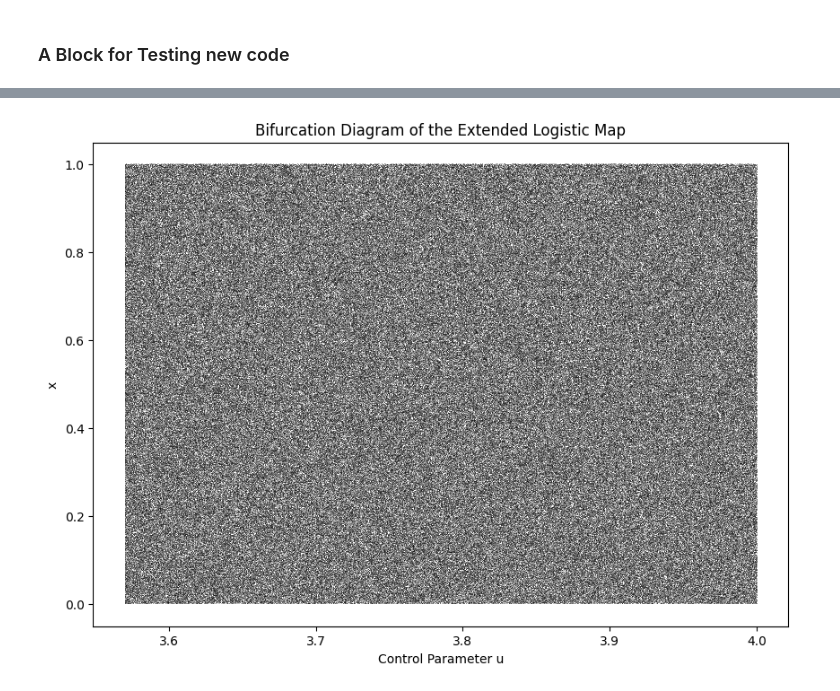
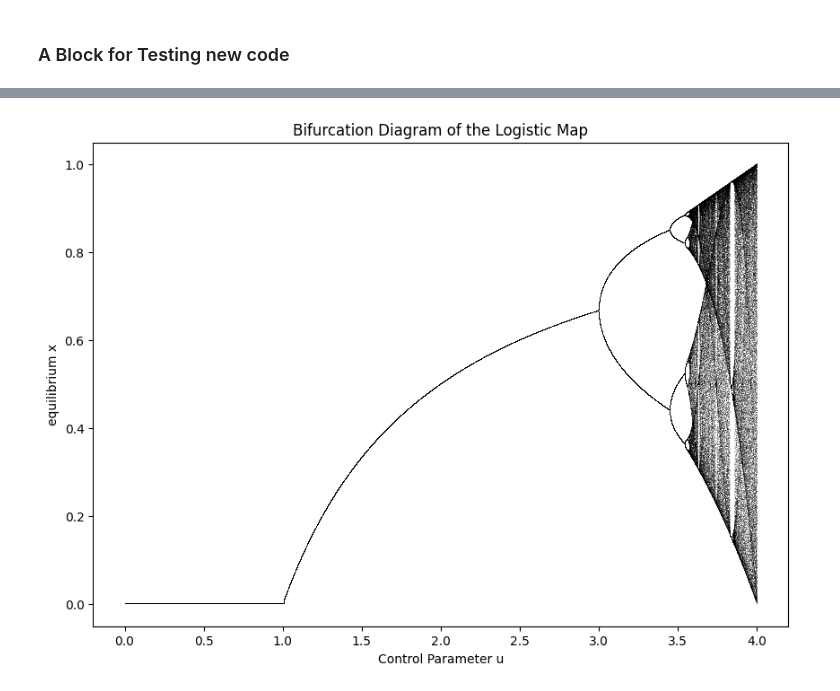
Before and after one commit to Hydra-Slayer/Image-encryption-using-Chaotic-Map, a Jupyter notebook: Project1.ipynb, the cells around one changed output, grey strips where cells are left out. Cells and saved outputs as stored; diff of their text form; code cells hidden in the pictures.

Commit message:
25-9-24 commit for all parameters finding

```diff
--- a/Project1.ipynb
+++ b/Project1.ipynb
@@ -445,42 +647,54 @@ plot_histograms('lena_grayscale.png', 'aes_encrypted_image.png')
 # %%
-def bifurcation_diagram_extended(r_min, r_max, num_r, iterations, last):
+def normal_logistic_map(x, u):
+    """
+    Extended logistic map function with a factor of 2^12 and modulo 1 operation.
+
+    Parameters:
+    - x: Current state.
+    - u: Control parameter.
+
+    Returns:
+    - Updated state based on the modified logistic map equation.
+    """
+    return u * x * (1 - x)
+
+def bifurcation_diagram(r_min, r_max, num_r, iterations, last):
     """
     Plots the bifurcation diagram for the extended logistic map.
 
     Parameters:
     - r_min: Minimum value of the control parameter u.
     - r_max: Maximum value of the control parameter u.
     - num_r: Number of u values to sample.
     - iterations: Number of iterations for each u value.
     - last: Number of points to plot after the transient behavior.
     """
     r_values = np.linspace(r_min, r_max, num_r)
     x = 1e-5 * np.ones(num_r)  # Initial condition
 
     plt.figure(figsize=(10, 7))
-
     for i in range(iterations):
-        x = extended_logistic_map(x, r_values)
+        x = normal_logistic_map(x, r_values)
         if i >= (iterations - last):
             plt.plot(r_values, x, ',k', alpha=0.25)  # Plot the stable points
 
-    plt.title("Bifurcation Diagram of the Extended Logistic Map")
+    plt.title("Bifurcation Diagram of the Logistic Map")
     plt.xlabel("Control Parameter u")
-    plt.ylabel("x")
+    plt.ylabel("equilibrium x")
     plt.show()
 
 # Parameters for the bifurcation diagram
-r_min = 3.57  # Starting value of u
+r_min = 0  # Starting value of u
 r_max = 4.0   # Ending value of u
 num_r = 10000 # Number of u values to sample
 iterations = 1000  # Total number of iterations
 last = 100  # Number of points to plot after the transient behavior
 
 
 # Generate the bifurcation diagram for the extended logistic map
-bifurcation_diagram_extended(r_min, r_max, num_r, iterations, last)
+bifurcation_diagram(r_min, r_max, num_r, iterations, last)
 # %% [output]
-[figure, old version]
+[figure, new version]
 # %%
 import numpy as np
 import matplotlib.pyplot as plt
```
Also changed, not shown: parts of 14 cells of this notebook.
